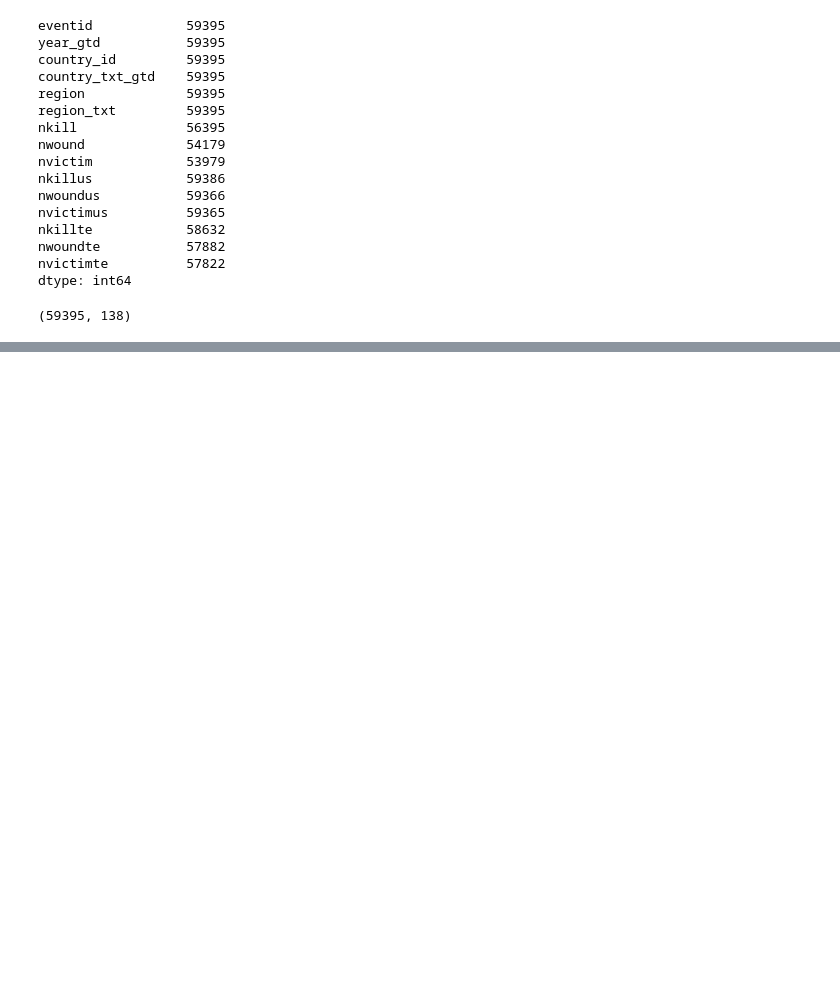
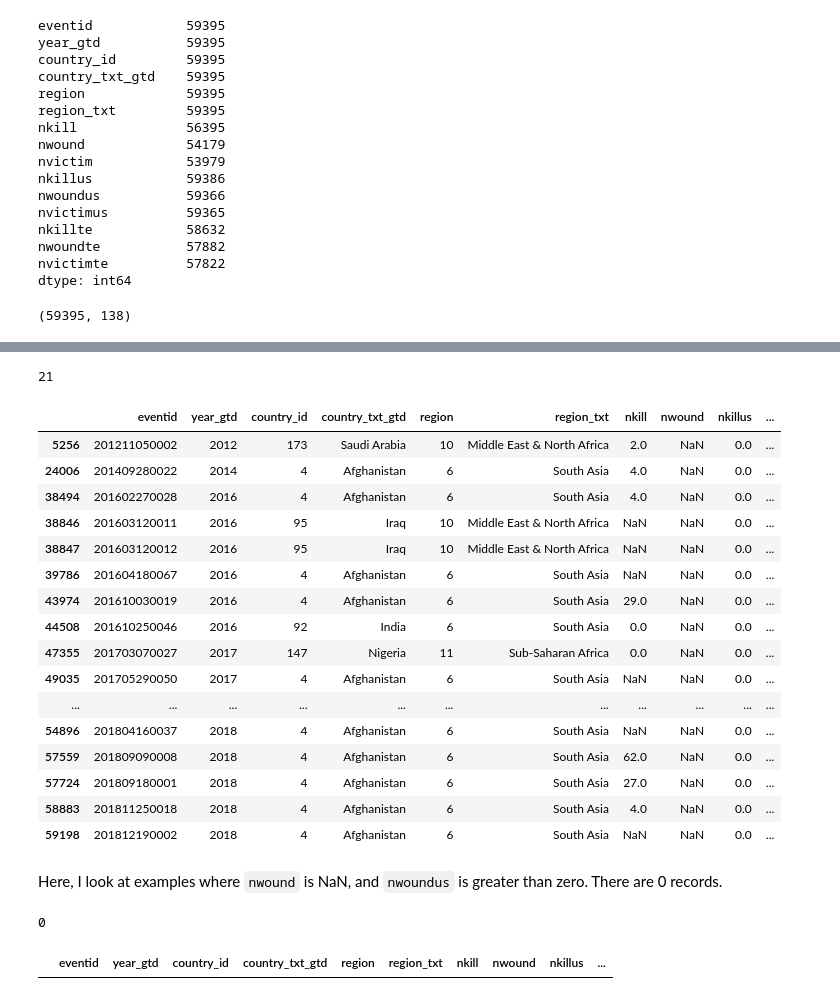
Before and after one commit to brooke-l-hawkins/milestone-i-project, a Jupyter notebook: code/clean_terrorism.ipynb, the cells around one changed output, grey strips where cells are left out. Drawn from its saved outputs; the diff is of its cells as text; code cells hidden in the pictures; blank space fills up the shorter version.

```diff
--- a/code/clean_terrorism.ipynb
+++ b/code/clean_terrorism.ipynb
@@ -424,0 +568,34 @@ Wall time: 6.05 s
+# %%
+len(df[columns_of_interest][(df.nwound.isna()) & (df.nwoundte>0)])
+# %% [output]
+21
+# %%
+df[columns_of_interest][(df.nwound.isna()) & (df.nwoundte>0)]
+# %% [output]
+|  | eventid | year_gtd | country_id | country_txt_gtd | region | region_txt | nkill | nwound | nkillus | ... |
+| 5256 | 201211050002 | 2012 | 173 | Saudi Arabia | 10 | Middle East & North Africa | 2.0 | NaN | 0.0 | ... |
+| 24006 | 201409280022 | 2014 | 4 | Afghanistan | 6 | South Asia | 4.0 | NaN | 0.0 | ... |
+| 38494 | 201602270028 | 2016 | 4 | Afghanistan | 6 | South Asia | 4.0 | NaN | 0.0 | ... |
+| 38846 | 201603120011 | 2016 | 95 | Iraq | 10 | Middle East & North Africa | NaN | NaN | 0.0 | ... |
+| 38847 | 201603120012 | 2016 | 95 | Iraq | 10 | Middle East & North Africa | NaN | NaN | 0.0 | ... |
+| 39786 | 201604180067 | 2016 | 4 | Afghanistan | 6 | South Asia | NaN | NaN | 0.0 | ... |
+| 43974 | 201610030019 | 2016 | 4 | Afghanistan | 6 | South Asia | 29.0 | NaN | 0.0 | ... |
+| 44508 | 201610250046 | 2016 | 92 | India | 6 | South Asia | 0.0 | NaN | 0.0 | ... |
+| 47355 | 201703070027 | 2017 | 147 | Nigeria | 11 | Sub-Saharan Africa | 0.0 | NaN | 0.0 | ... |
+| 49035 | 201705290050 | 2017 | 4 | Afghanistan | 6 | South Asia | NaN | NaN | 0.0 | ... |
+| ... | ... | ... | ... | ... | ... | ... | ... | ... | ... | ... |
+| 54896 | 201804160037 | 2018 | 4 | Afghanistan | 6 | South Asia | NaN | NaN | 0.0 | ... |
+| 57559 | 201809090008 | 2018 | 4 | Afghanistan | 6 | South Asia | 62.0 | NaN | 0.0 | ... |
+| 57724 | 201809180001 | 2018 | 4 | Afghanistan | 6 | South Asia | 27.0 | NaN | 0.0 | ... |
+| 58883 | 201811250018 | 2018 | 4 | Afghanistan | 6 | South Asia | 4.0 | NaN | 0.0 | ... |
+| 59198 | 201812190002 | 2018 | 4 | Afghanistan | 6 | South Asia | NaN | NaN | 0.0 | ... |
+# %% [markdown]
+Here, I look at examples where `nwound` is NaN, and `nwoundus` is greater than zero. There are 0 records.
+# %%
+len(df[columns_of_interest][(df.nwound.isna()) & (df.nwoundus>0)])
+# %% [output]
+0
+# %%
+df[columns_of_interest][(df.nwound.isna()) & (df.nwoundus>0)]
+# %% [output]
+|  | eventid | year_gtd | country_id | country_txt_gtd | region | region_txt | nkill | nwound | nkillus | ... |
```
Also changed, not shown: parts of 34 cells of this notebook.
